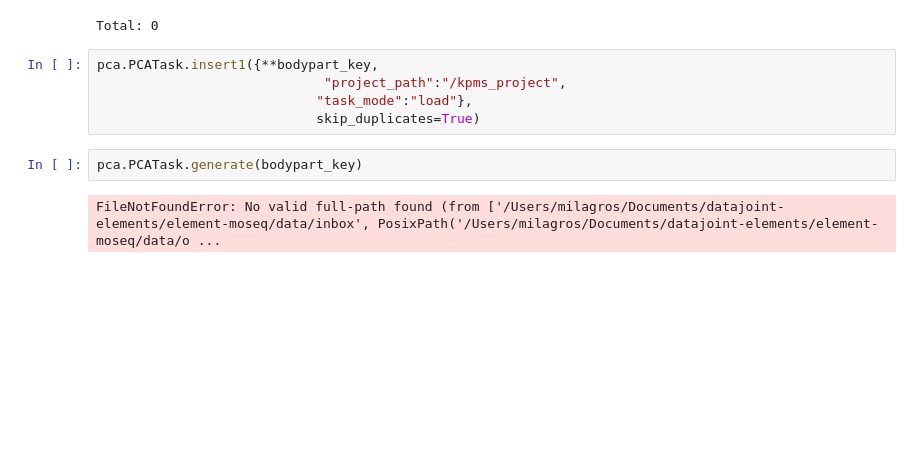
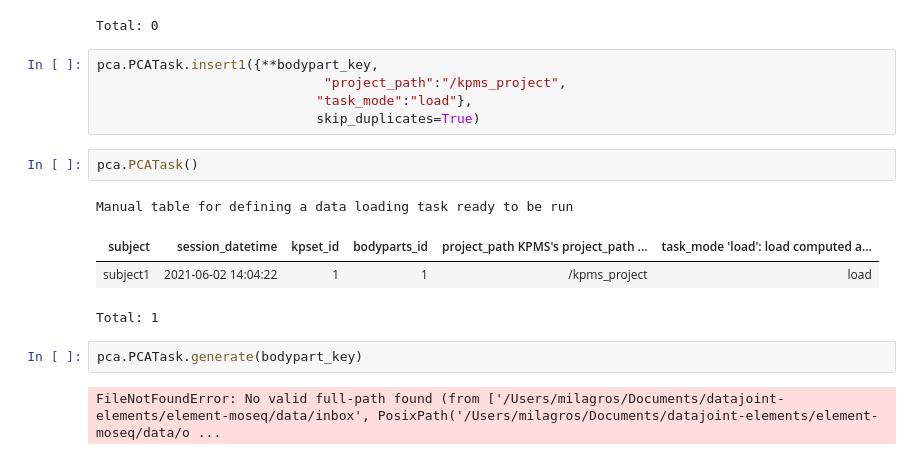
Before and after one commit to datajoint/element-moseq, a Jupyter notebook: notebooks/testing.ipynb, the cells around one changed output. Saved outputs shown, nothing was run; the diff lists cells and outputs as text; blank space fills up the shorter version.

```diff
--- a/notebooks/testing.ipynb
+++ b/notebooks/testing.ipynb
@@ -117,6 +117,13 @@ pca.PCATask.insert1({**bodypart_key,
                              "project_path":"/kpms_project",
                             "task_mode":"load"},
                             skip_duplicates=True)
+# %%
+pca.PCATask()
+# %% [output]
+Manual table for defining a data loading task ready to be run
+| subject | session_datetime | kpset_id | bodyparts_id | project_path KPMS's project_path ... | task_mode 'load': load computed a... |
+| subject1 | 2021-06-02 14:04:22 | 1 | 1 | /kpms_project | load |
+Total: 1
 # %%
 pca.PCATask.generate(bodypart_key)
 # %% [output]
```
Also changed, not shown: parts of 2 cells of this notebook, 1 other file.
